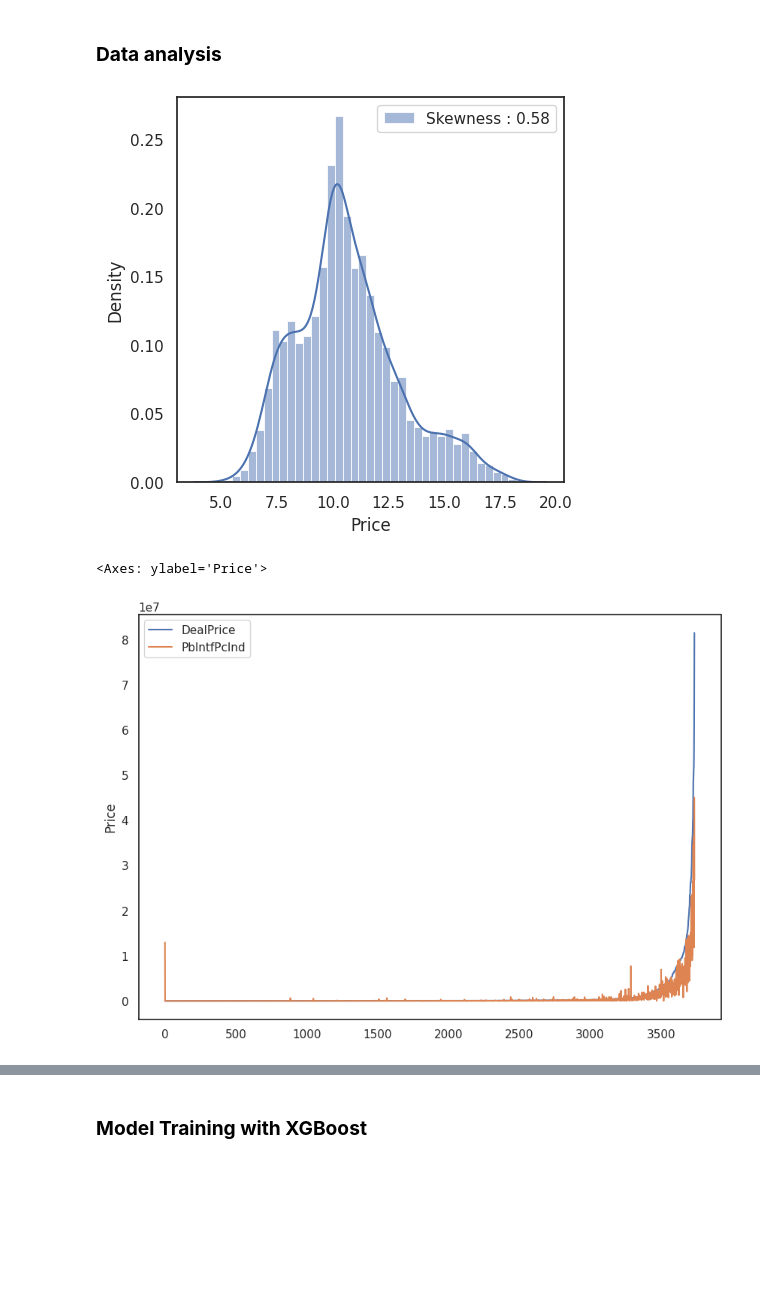
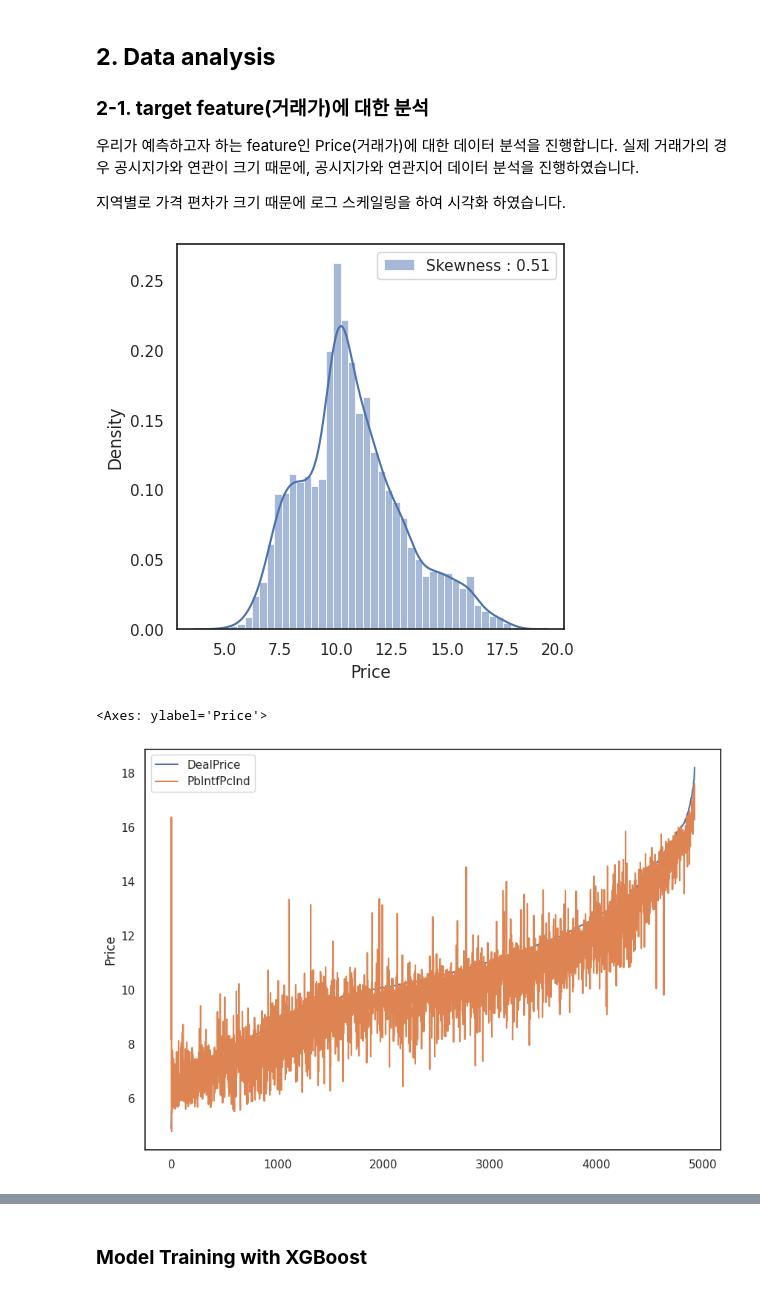
Before and after one commit to ehghks021203/LandValuePredictionModel, a Jupyter notebook: Notebooks/lvpm.ipynb, the cells around one changed output, grey strips where cells are left out. Cells and saved outputs as stored; diff of their text form; code cells hidden in the pictures; blank space fills up the shorter version.

```diff
--- a/Notebooks/lvpm.ipynb
+++ b/Notebooks/lvpm.ipynb
@@ -76,17 +186,22 @@ from sklearn.metrics import mean_squared_error
 DATA_PATH = BASE_DIR + "/Data/Dataset.csv"
 df = pd.read_csv(DATA_PATH)
 # %%
-# PNU 코드 자료형 object로 변경
+# PNU 코드 자료형을 문자열로 변경
 df["PNU"] = df["PNU"].astype("str")
-# PNU 코드를 시/도, 시/군/구, 읍/면/동, 리로 분할
+
+# PNU 코드 중 시/도 추출
 df.insert(loc=1,column="Sido",value=df["PNU"].str.slice(0, 2).astype("object"))
-#df.insert(loc=2,column="Sigungu",value=df["PNU"].str.slice(2, 5).astype("object"))
-#df.insert(loc=3,column="Eupmyeondong",value=df["PNU"].str.slice(5, 8).astype("object"))
-#df.insert(loc=4,column="Ri",value=df["PNU"].str.slice(8, 10).astype("object"))
 df.insert(loc=2,column="LdCode",value=df["PNU"].str.slice(0, 10).astype("object"))
-df.drop(["PNU"], axis=1, inplace=True)
+
+# PNU 코드, 법정동 코드, 거래 면적 feature 제거
+df.drop(["PNU", "LdCode", "DealArea"], axis=1, inplace=True)
 # %% [markdown]
-### **Data analysis**
+## **2. Data analysis**
+### **2-1. target feature(거래가)에 대한 분석**
+
+우리가 예측하고자 하는 feature인 Price(거래가)에 대한 데이터 분석을 진행합니다. 실제 거래가의 경우 공시지가와 연관이 크기 때문에, 공시지가와 연관지어 데이터 분석을 진행하였습니다.
+
+지역별로 가격 편차가 크기 때문에 로그 스케일링을 하여 시각화 하였습니다.
 # %%
 # target frature에 대한 분석
 plt.subplots(figsize=(5, 5))
@@ -99,14 +214,14 @@ g = sns.histplot(
 )
 g = g.legend(loc="best")
 # %% [output]
-[figure, old version]
+[figure, new version]
 # %%
 df_price = df[["Price", "PblntfPclnd"]]
 df_price = df_price.sort_values("Price").reset_index(drop=True)
 
 plt.subplots(figsize=(10, 7))
-sns.lineplot(df_price["Price"], label="DealPrice")
-sns.lineplot(df_price["PblntfPclnd"], label="PblntfPclnd")
+sns.lineplot(np.log1p(df_price["Price"]), label="DealPrice")
+sns.lineplot(np.log1p(df_price["PblntfPclnd"]), label="PblntfPclnd")
 # %% [output]
 <Axes: ylabel='Price'>
-[figure, old version]
+[figure, new version]
```
Also changed, not shown: parts of 62 cells of this notebook, 8 other files.
